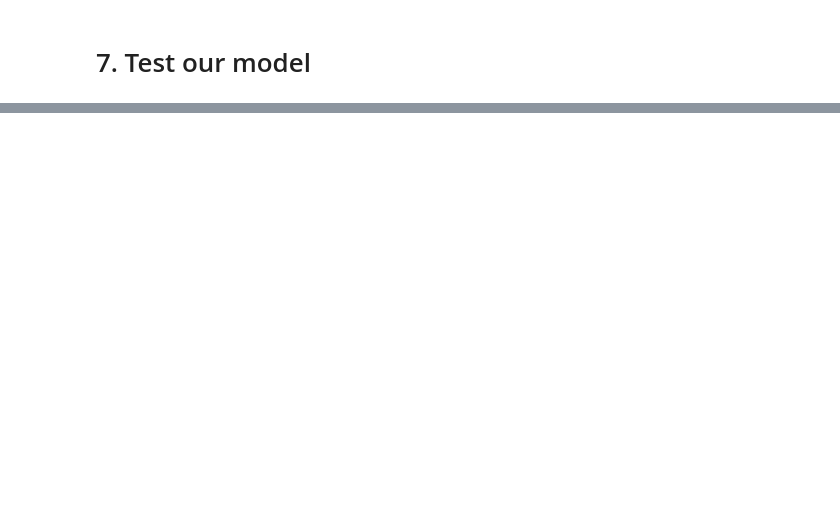
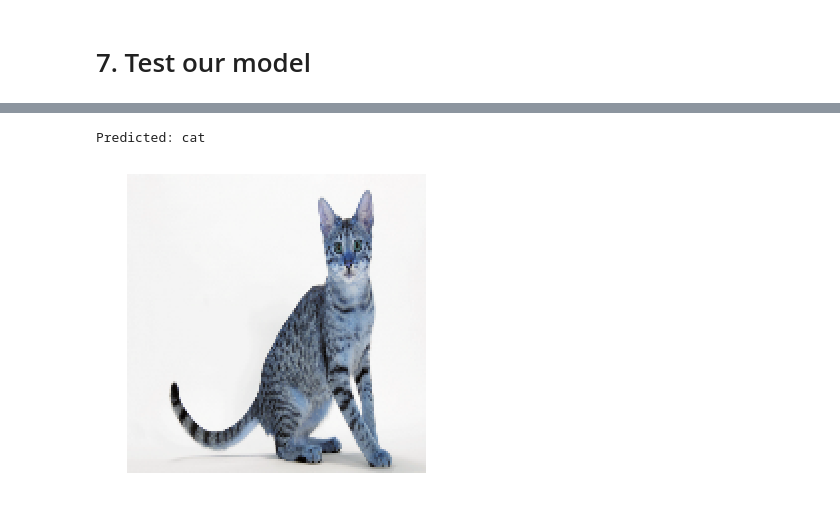
Before and after one commit to DavorJordacevic/TensorFlow-Keras-Neural-Networks, a Jupyter notebook: Convolutional_neural_network_with_Keras_dogs_vs_cats_Classifier.ipynb, the cells around one changed output, grey strips where cells are left out. Saved outputs shown, nothing was run; the diff lists cells and outputs as text; code cells hidden in the pictures; blank space fills up the shorter version.

```diff
--- a/Convolutional_neural_network_with_Keras_dogs_vs_cats_Classifier.ipynb
+++ b/Convolutional_neural_network_with_Keras_dogs_vs_cats_Classifier.ipynb
@@ -609,0 +592,6 @@ for i in range(10):
+# %%
+image_path = "/content/cat_test.jpg"
+test_model(image_path)
+# %% [output]
+Predicted: cat
+[figure, added]
```
Also changed, not shown: parts of 16 cells of this notebook.
